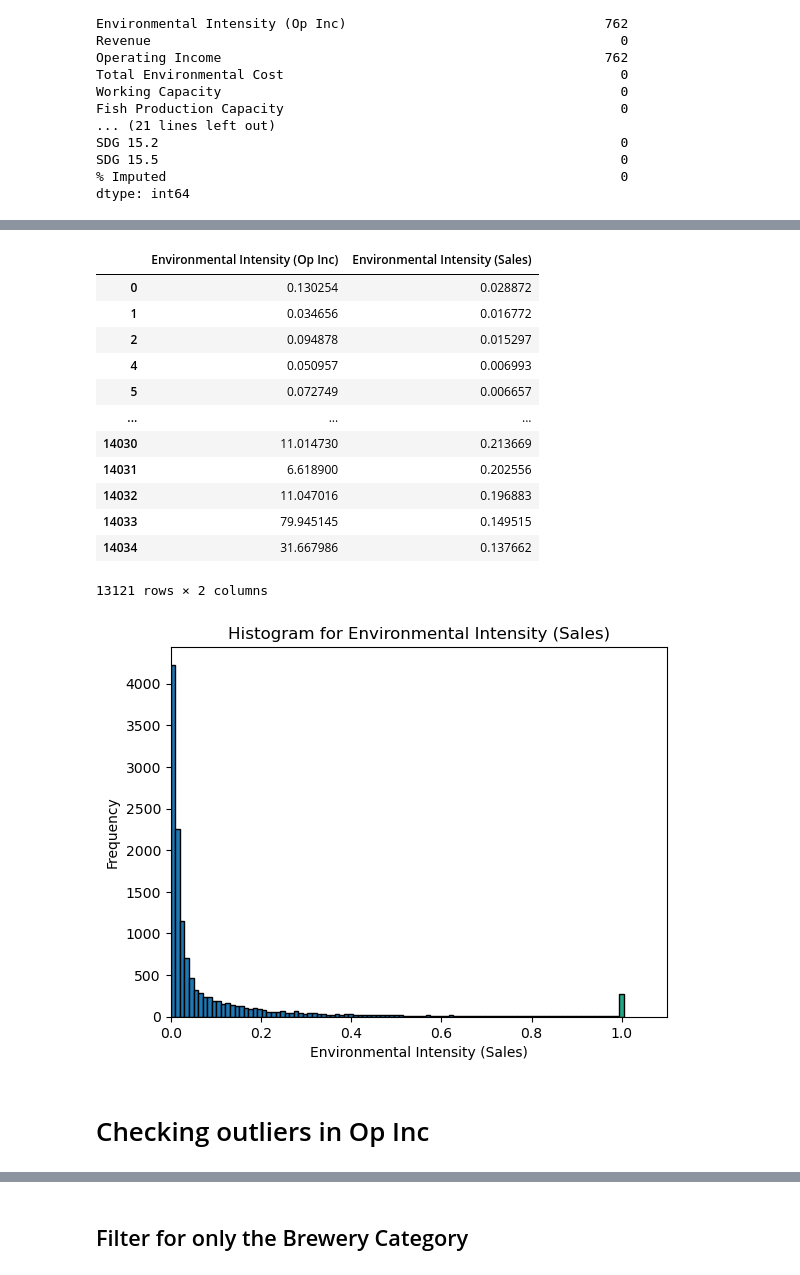
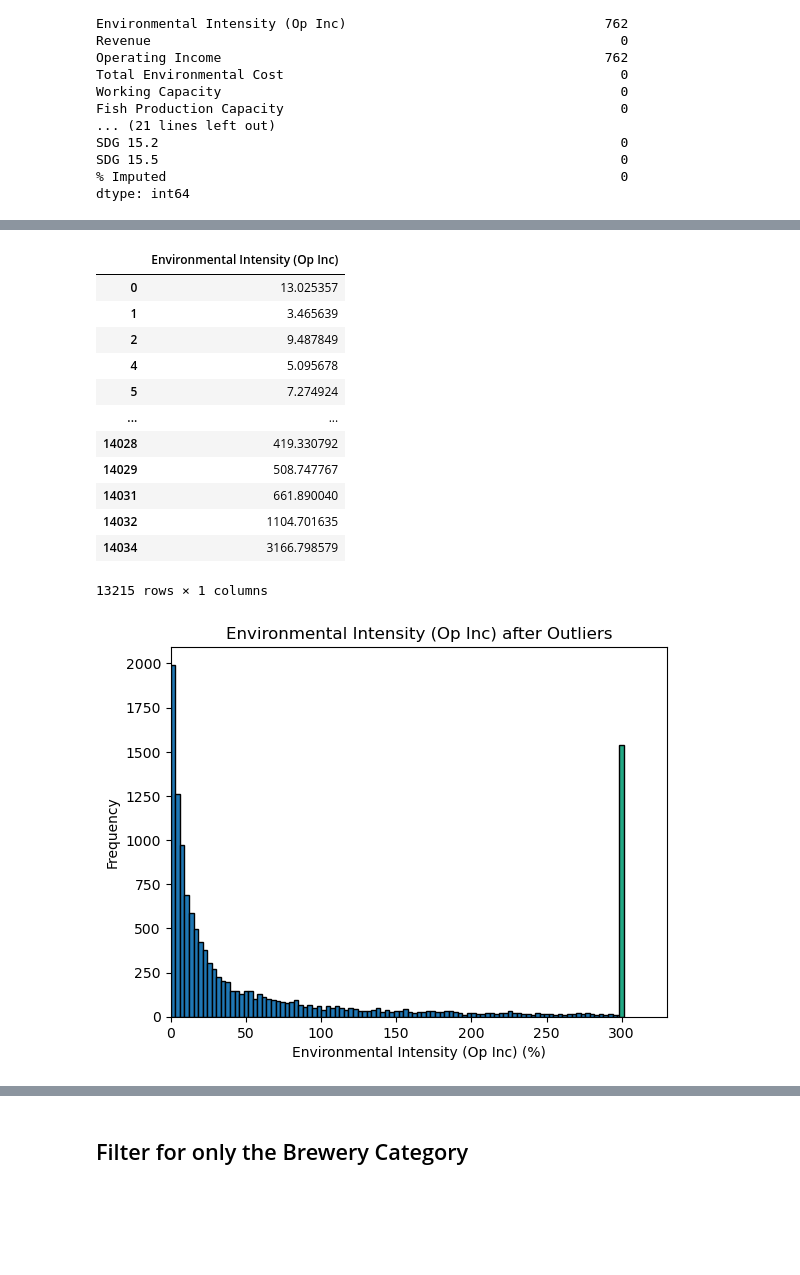
Before and after one commit to yummypugs/SPM-Project-Harvard, a Jupyter notebook: 1.0 Data Cleaning and Preprocessing.ipynb, the cells around one changed output, grey strips where cells are left out. Drawn from its saved outputs; the diff is of its cells as text; code cells hidden in the pictures; blank space fills up the shorter version.

```diff
--- a/1.0 Data Cleaning and Preprocessing.ipynb
+++ b/1.0 Data Cleaning and Preprocessing.ipynb
@@ -77,0 +214,3 @@ df.drop("Year", axis=1).describe()
+# %%
+# Load the dataset
+df = pd.read_excel("Old\Models\IWA_new.xlsx", sheet_name='Final Raw Sample(0%)')
@@ -77,0 +237,3 @@ df.drop("Year", axis=1).describe()
+# %%
+df = df.dropna()
+df["Environmental Intensity (Op Inc)"] = df["Environmental Intensity (Op Inc)"] * 100
@@ -138,9 +300,9 @@ plt.show()
 # %%
 # Calculate the 0.15th and 99.85th percentile
-pct_0_15 = np.percentile(df['Environmental Intensity (Sales)'], 0.5)
-pct_99_85 = np.percentile(df['Environmental Intensity (Sales)'], 99.5)
+pct_0_15 = np.percentile(df['Environmental Intensity (Op Inc)'], 0.15)
+pct_99_85 = np.percentile(df['Environmental Intensity (Op Inc)'], 99.85)
 
 # Remove the data points outside the 0.15th and 99.85th percentile
-df_new_sales = df[(df['Environmental Intensity (Sales)'] >= pct_0_15) & (df['Environmental Intensity (Sales)'] <= pct_99_85)].copy()
-df_new_sales.drop("Year", axis=1).describe()
+df_new_opinc = df[(df['Environmental Intensity (Op Inc)'] >= pct_0_15) & (df['Environmental Intensity (Op Inc)'] <= pct_99_85)].copy()
+df_new_opinc.drop(["Year", "Environmental Intensity (Sales)"], axis=1).describe()
 # %% [output]
@@ -157,47 +319,45 @@ df_new_sales.drop("Year", axis=1).describe()
 # %%
-outlier_check = df_new_sales.loc[:,["Environmental Intensity (Op Inc)","Environmental Intensity (Sales)"]].abs()
+outlier_check = df_new_opinc.loc[:,["Environmental Intensity (Op Inc)"]].abs()
 outlier_check
 # %% [output]
-|  | Environmental Intensity (Op Inc) | Environmental Intensity (Sales) |
-| 0 | 0.130254 | 0.028872 |
-| 1 | 0.034656 | 0.016772 |
-| 2 | 0.094878 | 0.015297 |
-| 4 | 0.050957 | 0.006993 |
-| 5 | 0.072749 | 0.006657 |
-| ... | ... | ... |
-| 14030 | 11.014730 | 0.213669 |
-| 14031 | 6.618900 | 0.202556 |
-| 14032 | 11.047016 | 0.196883 |
-| 14033 | 79.945145 | 0.149515 |
-| 14034 | 31.667986 | 0.137662 |
+|  | Environmental Intensity (Op Inc) |
+| 0 | 13.025357 |
+| 1 | 3.465639 |
+| 2 | 9.487849 |
+| 4 | 5.095678 |
+| 5 | 7.274924 |
+| ... | ... |
+| 14028 | 419.330792 |
+| 14029 | 508.747767 |
+| 14031 | 661.890040 |
+| 14032 | 1104.701635 |
+| 14034 | 3166.798579 |
-13121 rows × 2 columns
+13215 rows × 1 columns
 # %%
-column_name = 'Environmental Intensity (Sales)'
+column_name = 'Environmental Intensity (Op Inc)'
 
-threshold = 1
+threshold = 300
 
 # Mask to determine values below and above threshold
 below_threshold = outlier_check[column_name] <= threshold
 above_threshold_count = len(outlier_check[column_name][~below_threshold])
 
 # Create bins up to the threshold
-bins = np.linspace(0, threshold, 100)  # 49 bins up to the threshold
+bins = np.linspace(0, threshold, 100)  # 99 bins up to the threshold
 
 # Plot histogram with custom bins
 n, bins, patches = plt.hist(outlier_check[column_name][below_threshold].dropna(), bins=bins, edgecolor='k')
 
 # Manually add a bar for values above the threshold
 plt.bar(threshold, above_threshold_count, width=(threshold - bins[-2]), color=plt.cm.viridis(0.6), edgecolor='k')
 
 # Set x-axis limit
 plt.xlim(0, 1.1*threshold)  # Increase a bit to see the last bar clearly
 
 # Display the plot
-plt.title("Histogram for " + column_name)
-plt.xlabel(column_name)
+plt.title(f"{column_name} after Outliers")
+plt.xlabel(f"{column_name} (%)")
 plt.ylabel("Frequency")
 plt.show()
 # %% [output]
-[figure, old version]
+[figure, new version]
-# %% [markdown]
-# Checking outliers in Op Inc
```
Also changed, not shown: parts of 38 cells of this notebook, 3 other files.
